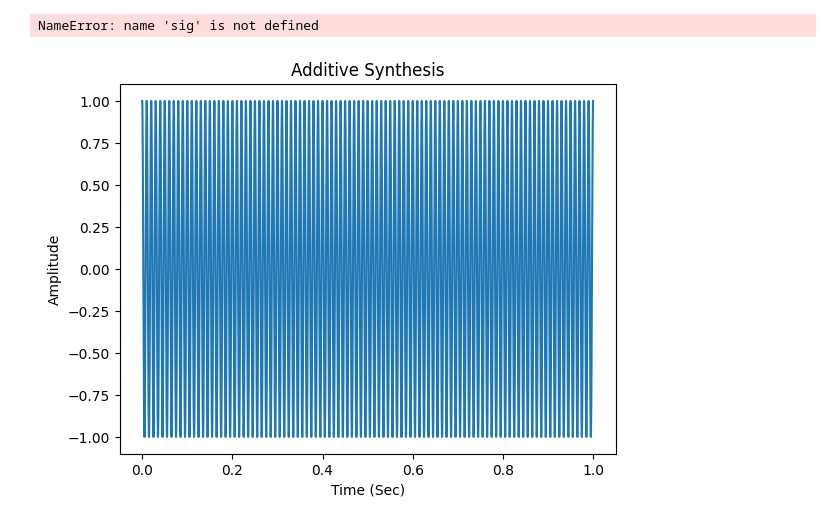
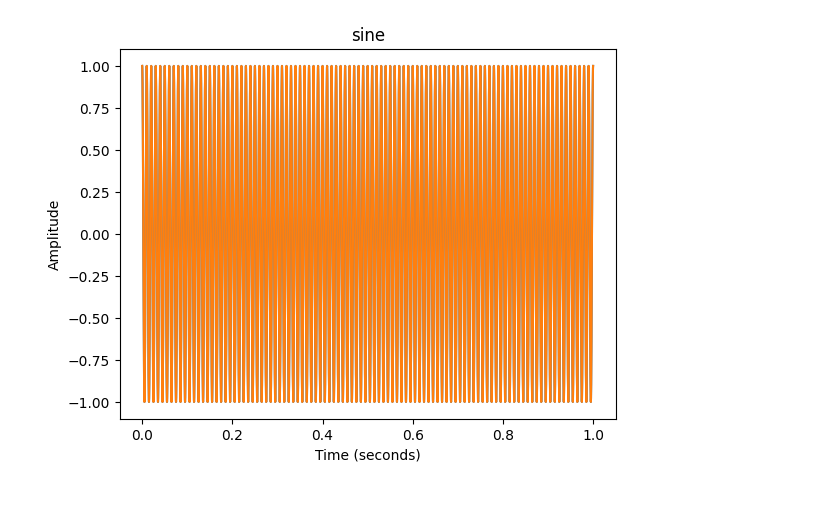
Before and after one commit to KhasonFacey/Music-Computing-, a Jupyter notebook: assignments/labAssignment4.ipynb, the cells around one changed output. Saved outputs shown, nothing was run; the diff lists cells and outputs as text; code cells hidden in the pictures.

```diff
--- a/assignments/labAssignment4.ipynb
+++ b/assignments/labAssignment4.ipynb
@@ -33,7 +33,8 @@ def plotAudio2(sig,sampleRate,title):
    plt.title(title)
    plt.show()
 # %%
-def plotAudioFreqDomain():
+def plotAudioFreqDomain(sig,samplingRate,waveType,winSize,specType):
+
 
     # create a normalized spectrogram
     # this includes several function calls
@@ -70,7 +71,7 @@ def additiveSynthesis(samplingRate,frequency,numHarmonics,seqHarm,ampExponent):
     plt.title('Additive Synthesis')
     plt.plot
 
-    return signal
+    return sig
 # %%
 def makeWaveforms(frequency,samplingRate,numHarmonics,waveType):
     # use an if/elif/else statement to set up the parameters for
@@ -96,34 +97,27 @@ def makeWaveforms(frequency,samplingRate,numHarmonics,waveType):
     signal = additiveSynthesis(samplingRate,frequency,numHarmonics,seqHarm,ampExponent)
 
     # return the generated waveform (signal)
-    # play signal
-    IPython.display.Audio(data=signal, rate=samplingRate)
+    return signal
 # %%
-def visualizeWaveforms(frequency, samplingRate, numHarmonics, waveType):
+def visualizeWaveforms(frequency, samplingRate, numHarmonics, winSize, waveType):
   # call makeWaveform()
-  makeWaveforms(frequency,samplingRate,numHarmonics,waveType)
+  sig = makeWaveforms(frequency,samplingRate,numHarmonics,waveType)
   # test whether makeWaveforms() runs without error before you try plotting anything
 
   # call plotAudio2()
-  plotAudio2(sig,sampleRate,title)
-
+  plotAudio2(sig,samplingRate,waveType)
   # call plotAudioFreqDomain()
-  plotAudioFreqDomain()
-
+  plotAudioFreqDomain(sig,samplingRate,numHarmonics,winSize,specType)
   # return the output of makeWaveform()
-  return signal
+  return sig
 # %%
 frequency = 100
 samplingRate = 44100
 numHarmonics = 100
 waveType = 'sine'
 winSize = 1024
 specType = 'log'
-
-#visualizeWaveforms()
-visualizeWaveforms(frequency, samplingRate, numHarmonics, waveType)
-
-#IPython.display.Audio()
+sig =visualizeWaveforms(frequency, samplingRate, numHarmonics, winSize, waveType)
+IPython.display.Audio(sig, rate=samplingRate)
 # %% [output]
-NameError: name 'sig' is not defined
-[figure, old version]
+[figure, new version]
```
Also changed, not shown: parts of 2 cells of this notebook.
